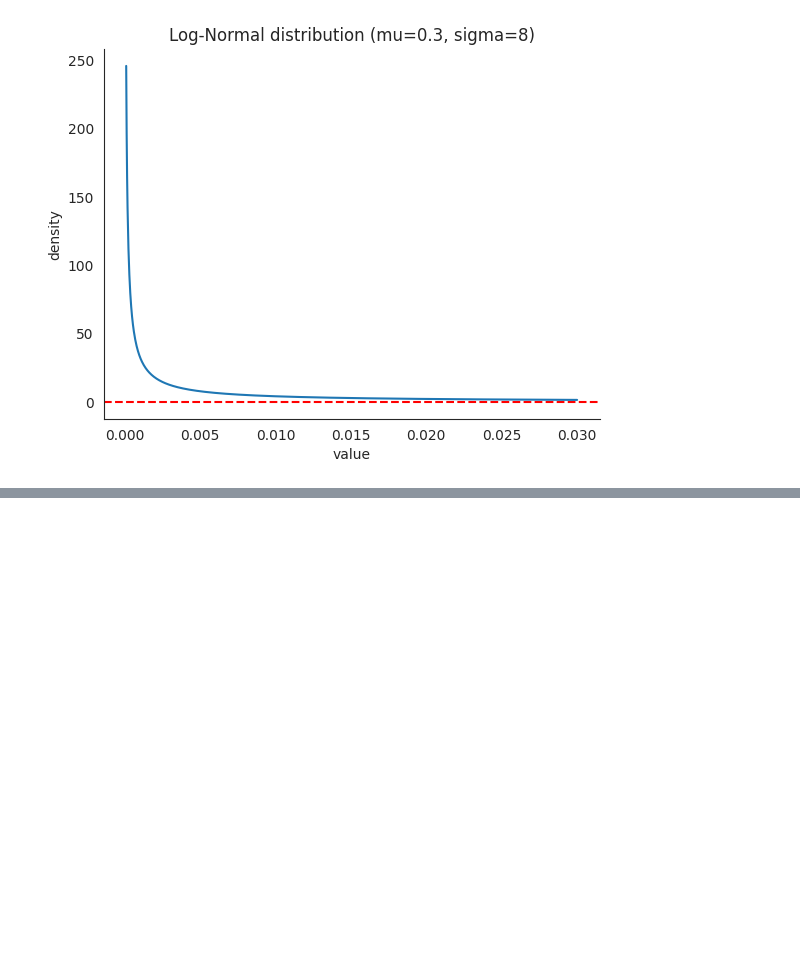
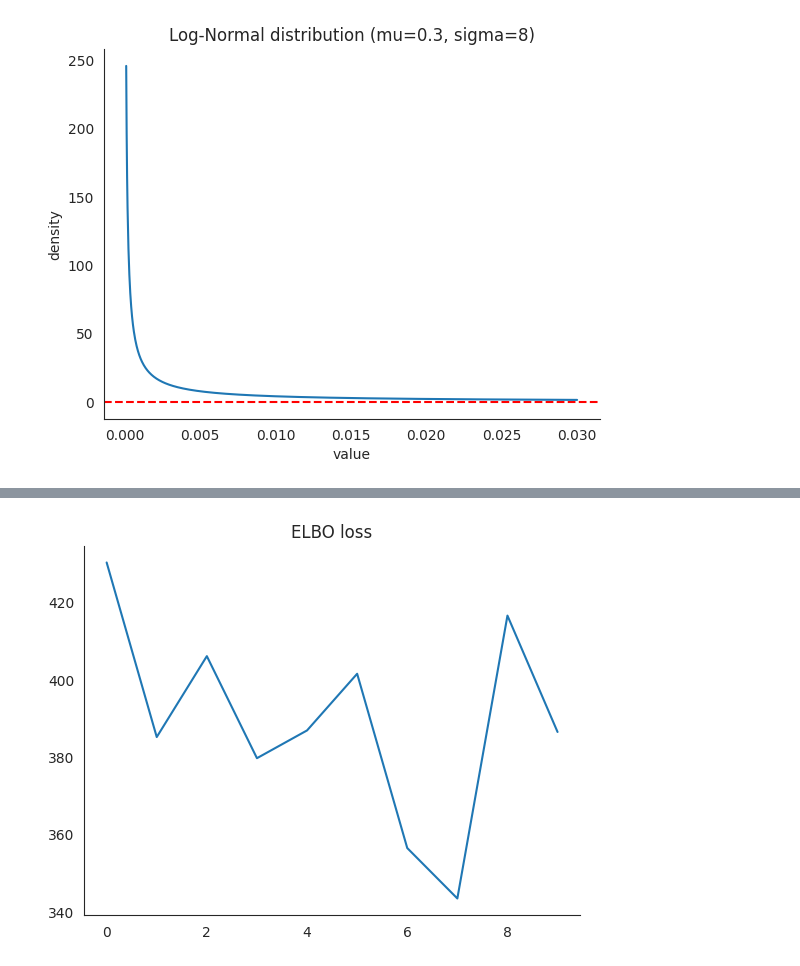
Before and after one commit to BasisResearch/collab-creatures, a Jupyter notebook: docs/experimental/exploring_ds.ipynb, the cells around one changed output, grey strips where cells are left out. Cells and saved outputs as stored; diff of their text form; code cells hidden in the pictures; blank space fills up the shorter version.

```diff
--- a/docs/experimental/exploring_ds.ipynb
+++ b/docs/experimental/exploring_ds.ipynb
@@ -36,6 +36,7 @@ from collab.foraging import toolkit as ft
 from collab.utils import find_repo_root, progress_saver
 
 smoke_test = "CI" in os.environ
+smoke_test = True
 subset_starts = 1  # 420
 subset_ends = 30 if smoke_test else 900
 desired_frames = 50 if smoke_test else 250
@@ -206,9 +213,9 @@ plt.show()
 # %%
 def bayesian_locust(base_model=LocustDynamics) -> Dynamics[torch.Tensor]:
     with pyro.plate("attr", size=9):
-        attraction = pyro.sample("attraction", dist.LogNormal(.3, 8))
+        attraction = pyro.sample("attraction",  dist.Uniform(0.00001,.7)) # dist.LogNormal(.3, 8))
     with pyro.plate("wond", size=6):
-        wander = pyro.sample("wander", dist.LogNormal(.5, 5))
+        wander = pyro.sample("wander", dist.Uniform(0.00001, .7)) #dist.LogNormal(.5, 5))
 
     locust_model = base_model(attraction, wander)
     return locust_model
@@ -229,17 +236,5 @@ def conditioned_locust_model(
 ) -> None:
     bayesian = bayesian_locust(base_model)
     obs = condition(data=data)(locust_noisy_model)
-    with TorchDiffEq(), StaticBatchObservation(obs_times, observation=obs):
+    with TorchDiffEq(method='rk4'), StaticBatchObservation(obs_times, observation=obs):
         simulate(bayesian, init_state, start_time, obs_times[-1])
-# %%
-guide = ft.run_svi_inference(
-                model=conditioned_locust_model,
-                num_steps=num_steps,
-                verbose=True,
-                lr=0.03,
-                blocked_sites=["counts_obs"],
-                obs_times=logging_times,
-                data=c_data['count_subset'],
-                init_state=c_data['init_state'],
-                start_time=start_time,
-            )
@@ -250,0 +241,35 @@ KeyboardInterrupt:
+# %%
+piecemeal_path = os.path.join(root, "data/foraging/locust/ds/time_slices/")
+narrow_file_path = os.path.join(piecemeal_path, "narrow_prior.pkl")
+
+if os.path.exists(narrow_file_path):
+    with open(narrow_file_path, 'rb') as file:
+        samples = dill.load(file)
+else:
+    print("No samples file found, creating new dict")
+    samples = {}
+
+
+guide = ft.run_svi_inference(
+                model=conditioned_locust_model,
+                num_steps=num_steps,
+                verbose=True,
+                lr=0.05,
+                blocked_sites=["counts_obs"],
+                obs_times=logging_times,
+                data=c_data['count_subset'],
+                init_state=c_data['init_state'],
+                start_time=start_time,
+            )
+
+predictive = Predictive(
+            lc.simulated_bayesian_locust, guide=guide,
+            num_samples=num_samples
+        )
+
+samples[f"s{start}_e{end}_steps{num_steps}"] = predictive(c_data['init_state'],
+                                                            start_time, logging_times)
+
+with open(narrow_file_path, 'wb') as file:
+    dill.dump(samples, file)
+# %% [output]
@@ -250,0 +283 @@ KeyboardInterrupt:
+[figure, added]
```
Also changed, not shown: parts of 5 cells of this notebook, 1 other file.
